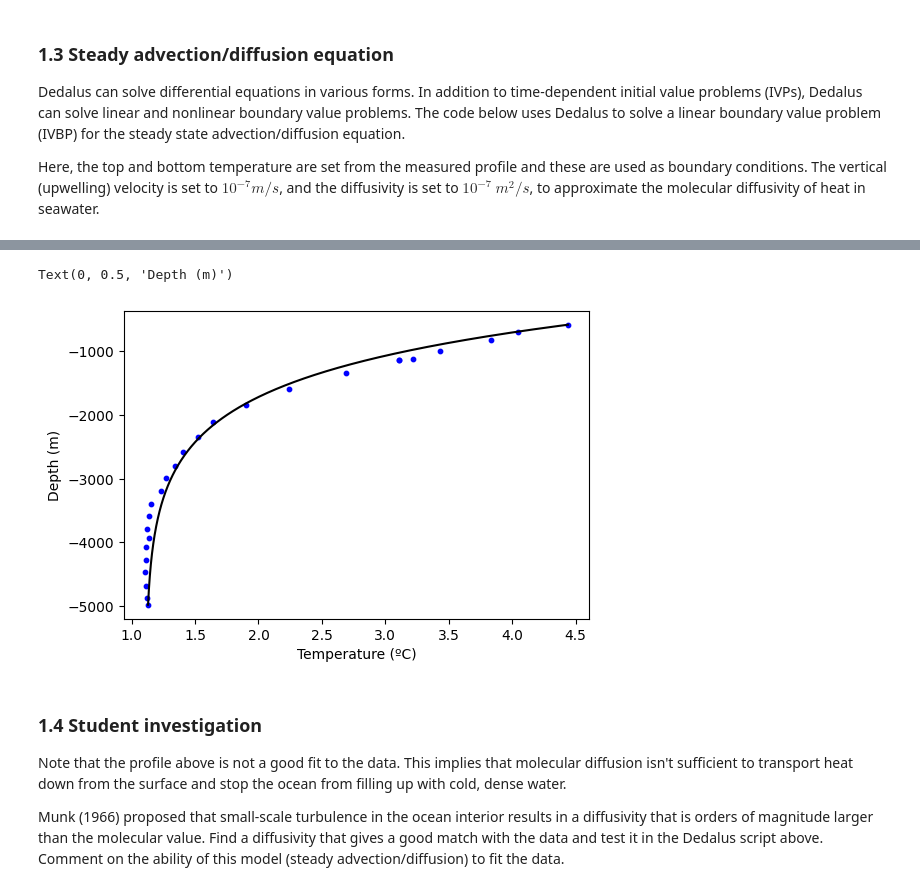
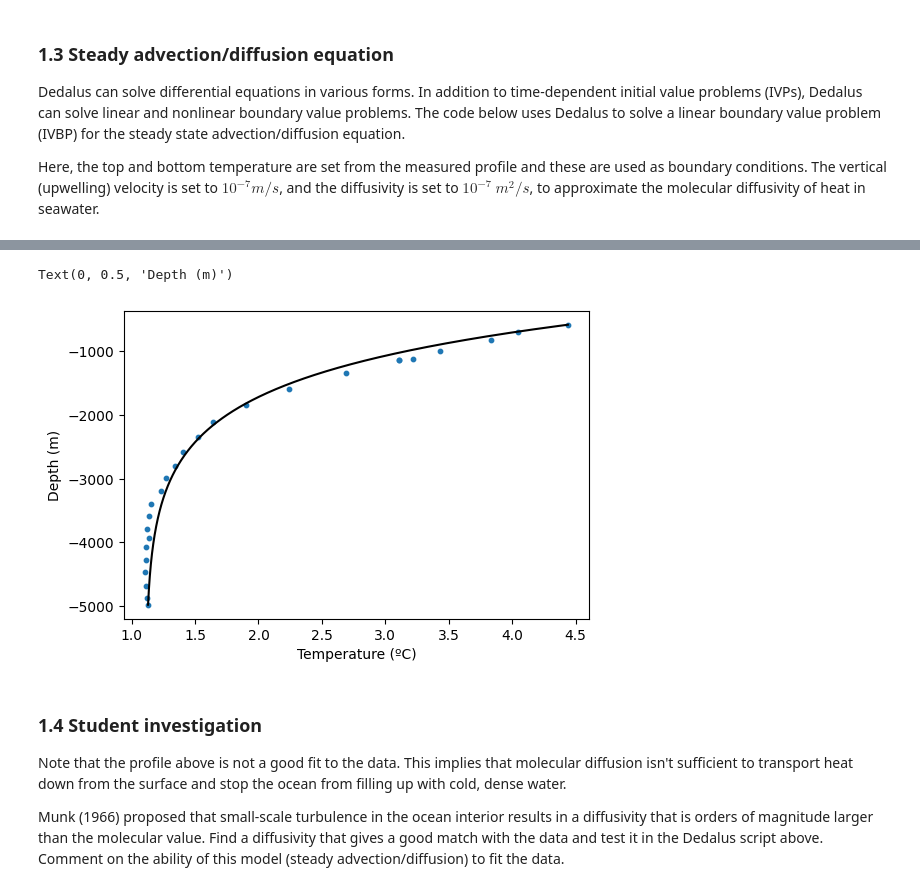
Before and after one commit to Joanna-gittry/QCES, a Jupyter notebook: Project2_transport.ipynb, the cells around one changed output, grey strips where cells are left out. Cells and saved outputs as stored; diff of their text form; code cells hidden in the pictures.

```diff
--- a/Project2_transport.ipynb
+++ b/Project2_transport.ipynb
@@ -154,7 +168,7 @@ solver.solve()
 # Plot
 plt.figure(figsize=(6, 4))
 Tg=T['g']
-plt.scatter(CTD_T,CTD_z,color='blue',s=10)
+plt.scatter(CTD_T,CTD_z,s=10)
 plt.plot(Tg,z,'k')
 plt.xlabel('Temperature (ºC)')
 plt.ylabel('Depth (m)')
@@ -164,5 +178,5 @@ INFO:subsystems:Building subproblem matrices 1/1 (~100%) Elapsed: 0s, Remaining:
 Text(0, 0.5, 'Depth (m)')
-[figure, old version]
+[figure, new version]
 # %% [markdown]
 ### 1.4 Student investigation
 <a id='section1pt4'></a>
```
Also changed, not shown: parts of 13 cells of this notebook.
